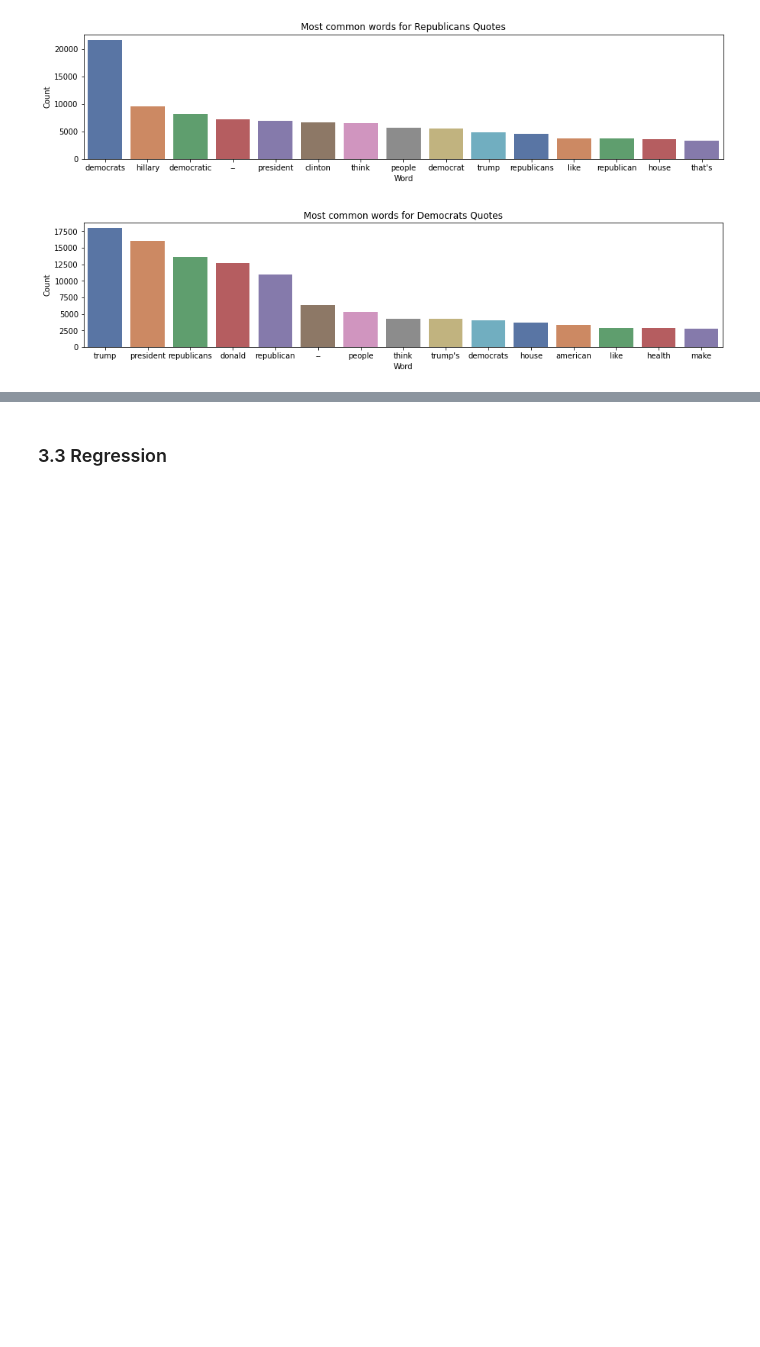
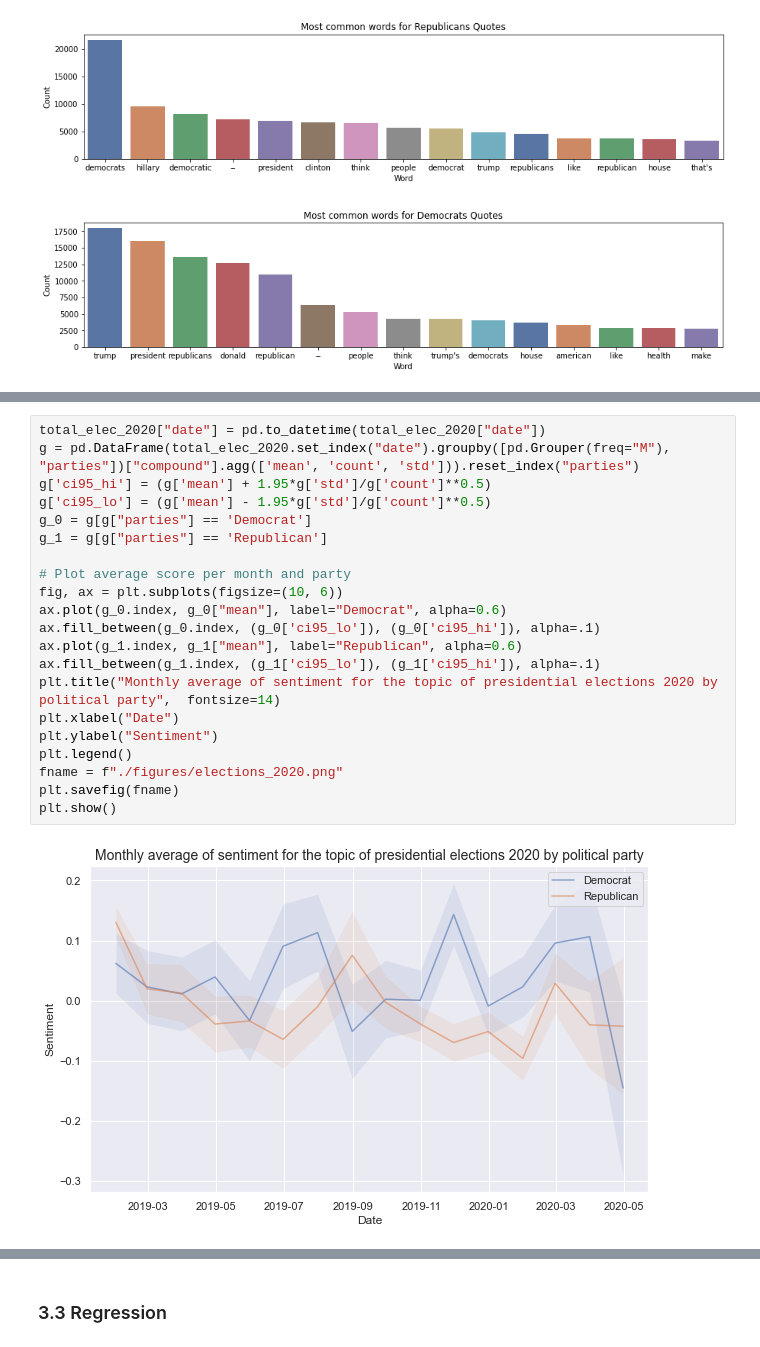
Before and after one commit to epfl-ada/ada-2021-project-apa, a Jupyter notebook: sentiment_eda.ipynb, the cells around one changed output, grey strips where cells are left out. Cells and saved outputs as stored; diff of their text form; blank space fills up the shorter version.

```diff
--- a/sentiment_eda.ipynb
+++ b/sentiment_eda.ipynb
@@ -400,0 +1081,23 @@ counter(df_dem, 'quotation_clean', 15, 'Democrats Quotes')
+# %%
+total_elec_2020["date"] = pd.to_datetime(total_elec_2020["date"])
+g = pd.DataFrame(total_elec_2020.set_index("date").groupby([pd.Grouper(freq="M"), "parties"])["compound"].agg(['mean', 'count', 'std'])).reset_index("parties")
+g['ci95_hi'] = (g['mean'] + 1.95*g['std']/g['count']**0.5)
+g['ci95_lo'] = (g['mean'] - 1.95*g['std']/g['count']**0.5)
+g_0 = g[g["parties"] == 'Democrat']
+g_1 = g[g["parties"] == 'Republican']
+
+# Plot average score per month and party
+fig, ax = plt.subplots(figsize=(10, 6))
+ax.plot(g_0.index, g_0["mean"], label="Democrat", alpha=0.6)
+ax.fill_between(g_0.index, (g_0['ci95_lo']), (g_0['ci95_hi']), alpha=.1)
+ax.plot(g_1.index, g_1["mean"], label="Republican", alpha=0.6)
+ax.fill_between(g_1.index, (g_1['ci95_lo']), (g_1['ci95_hi']), alpha=.1)
+plt.title("Monthly average of sentiment for the topic of presidential elections 2020 by political party",  fontsize=14)
+plt.xlabel("Date")
+plt.ylabel("Sentiment")
+plt.legend()
+fname = f"./figures/elections_2020.png"
+plt.savefig(fname)
+plt.show()
+# %% [output]
+[figure, added]
```
Also changed, not shown: parts of 35 cells of this notebook, 1 other file.
